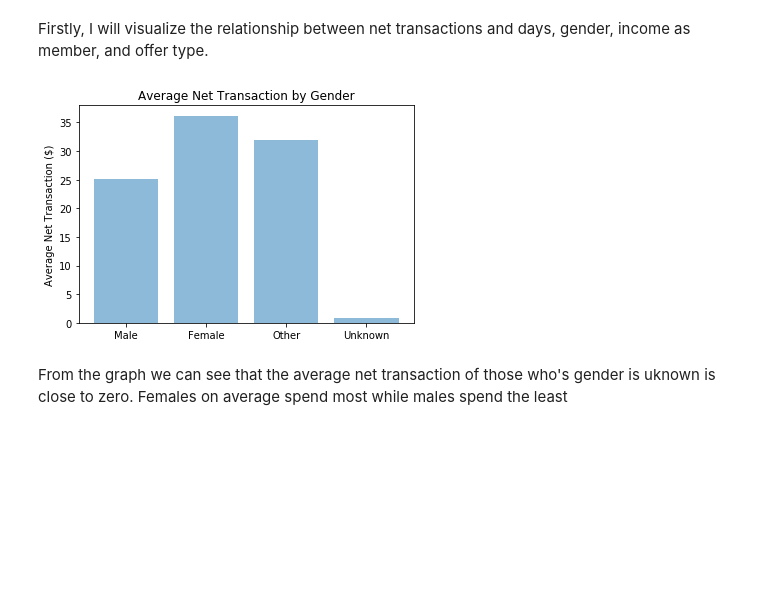
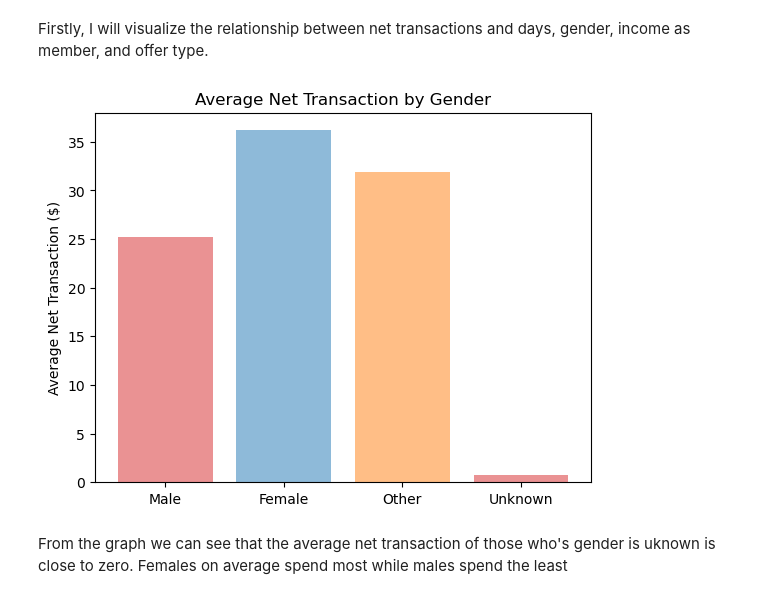
Before and after one commit to Giga85/Starbucks_Project, a Jupyter notebook: Starbucks_Capstone_Notebook_Final.ipynb, the cells around one changed output. Saved outputs shown, nothing was run; the diff lists cells and outputs as text; code cells hidden in the pictures; blank space fills up the shorter version.

```diff
--- a/Starbucks_Capstone_Notebook_Final.ipynb
+++ b/Starbucks_Capstone_Notebook_Final.ipynb
@@ -533,6 +604,8 @@ final_df = final_df.drop(final_df[final_df['offer_viewed']==0].index,axis=0)
 # %%
 def clean_data(portfolio=portfolio, profile=profile, transcript=transcript):
     '''
+    clean_data function will clean data of 3 data sets and then merge them into a new data set
+
     Input:
     - portfolio = portfolio data
     - profile = profile data
@@ -961,24 +1028,24 @@ Firstly, I will visualize the relationship between net transactions and days, ge
 # %%
 #Average Net Transaction by Gender
 # Calculate values for bar graph
 avg_male_net = df[df['M']==1]['net_transaction'].sum()/df['M'].sum()
 avg_female_net = df[df['F']==1]['net_transaction'].sum()/df['F'].sum()
 avg_other_net = df[df['O']==1]['net_transaction'].sum()/df['O'].sum()
 avg_unknown_net = df[df['unknown']==1]['net_transaction'].sum()/df['unknown'].sum()
 
 # Make Bar graph
 objects = ('Male', 'Female', 'Other', 'Unknown')
 y_pos = np.arange(len(objects))
 performance = [avg_male_net,avg_female_net,avg_other_net,avg_unknown_net]
-
-plt.bar(y_pos, performance, align='center', alpha=0.5)
+bar_colors = ['tab:red', 'tab:blue', 'tab:orange', 'tab:red']
+plt.bar(y_pos, performance, align='center', alpha=0.5, color=bar_colors)
 plt.xticks(y_pos, objects)
 plt.ylabel('Average Net Transaction ($)')
 plt.title('Average Net Transaction by Gender')
 
 plt.show()
 # %% [output]
-[figure, old version]
+[figure, new version]
 # %% [markdown]
 From the graph we can see that the average net transaction of those who's gender is uknown is close to zero.
 Females on average spend most while males spend the least
```
Also changed, not shown: parts of 38 cells of this notebook, 2 other files.
